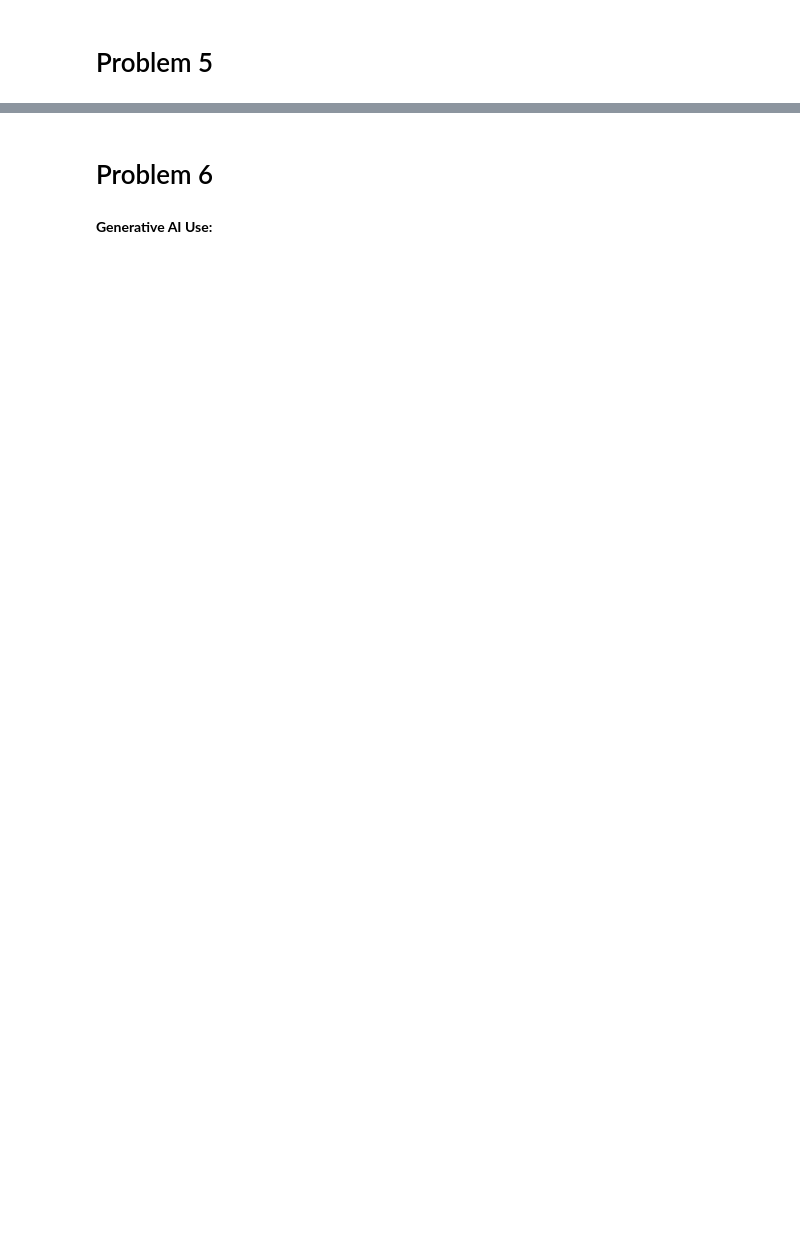
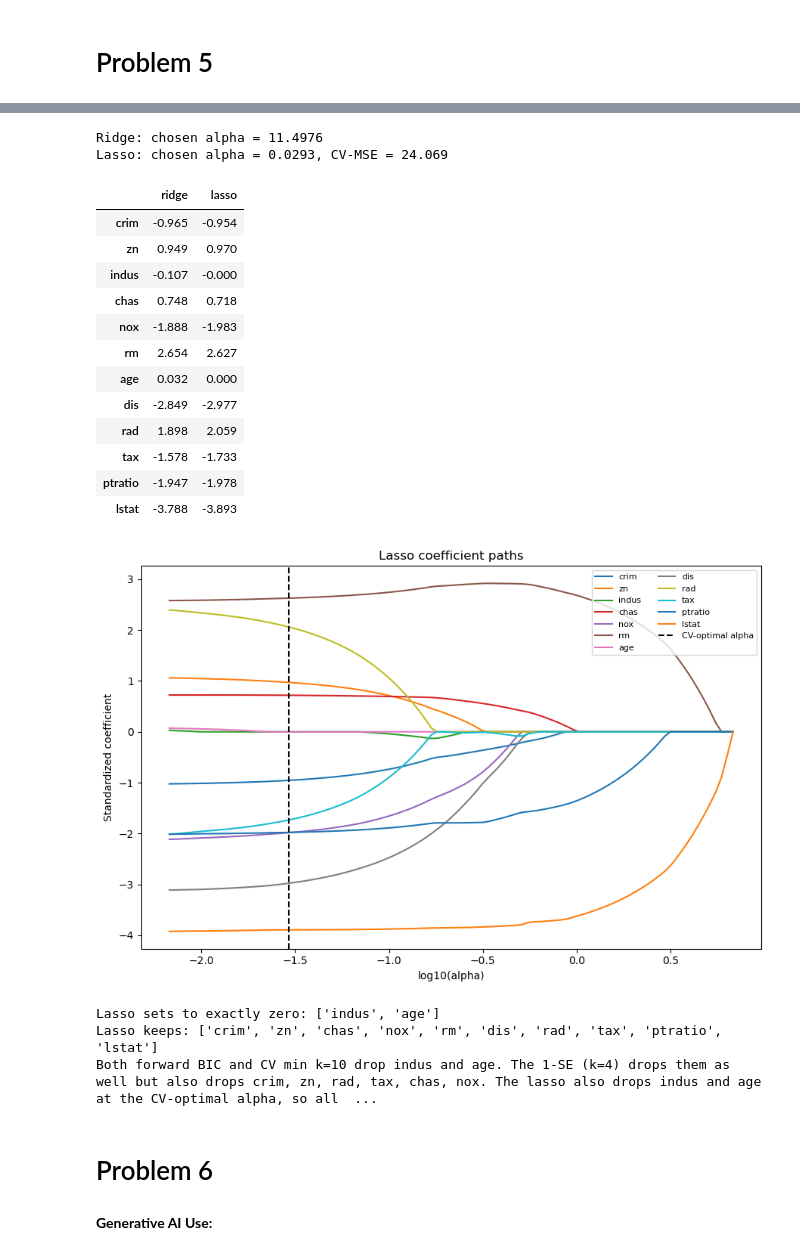
Before and after one commit to avinashsriram1/ADSP-31011-Statistical-Models-for-Data-Science, a Jupyter notebook: Assignment 3/Assignment_3_Avinash_Sriram.ipynb, the cells around one changed output, grey strips where cells are left out. Drawn from its saved outputs; the diff is of its cells as text; code cells hidden in the pictures; blank space fills up the shorter version.

```diff
--- a/Assignment 3/Assignment_3_Avinash_Sriram.ipynb
+++ b/Assignment 3/Assignment_3_Avinash_Sriram.ipynb
@@ -499,3 +812,61 @@ Adding the lstat:rm interaction to the full model raises R² from 0.734 to 0.804
+# %%
+# Part 3
+
+X_std = StandardScaler().fit_transform(Boston[predictors])
+y = Boston['medv'].to_numpy()
+
+# (a)
+cv10 = KFold(10, shuffle=True, random_state=1)
+ridge = RidgeCV(alphas=np.logspace(-3, 3, 100), cv=cv10).fit(X_std, y)
+lasso = LassoCV(cv=cv10, random_state=0).fit(X_std, y)
+
+lasso_cv_mse = lasso.mse_path_.mean(axis=1).min()
+print(f"Ridge: chosen alpha = {ridge.alpha_:.4f}")
+print(f"Lasso: chosen alpha = {lasso.alpha_:.4f}, CV-MSE = {lasso_cv_mse:.3f}")
+
+coefs = pd.DataFrame({'ridge': ridge.coef_, 'lasso': lasso.coef_}, index=predictors)
+display(coefs)
+
+# (b)
+alphas, path_coefs, _ = lasso_path(X_std, y)
+fig, ax = plt.subplots(figsize=(9, 6))
+for name, c in zip(predictors, path_coefs):
+    ax.plot(np.log10(alphas), c, label=name)
+ax.axvline(np.log10(lasso.alpha_), color='k', ls='--', label='CV-optimal alpha')
+ax.set_xlabel('log10(alpha)')
+ax.set_ylabel('Standardized coefficient')
+ax.set_title('Lasso coefficient paths')
+ax.legend(ncol=2, fontsize=8)
+plt.tight_layout()
+plt.show()
+
+# (c)
+zeroed = [p for p, c in zip(predictors, lasso.coef_) if c == 0]
+kept = [p for p in predictors if p not in zeroed]
+print("Lasso sets to exactly zero:", zeroed)
+print("Lasso keeps:", kept)
+
+print("Both forward BIC and CV min k=10 drop indus and age. The 1-SE (k=4) drops them as well but also drops crim, zn, rad, tax, chas, nox. The lasso also drops indus and age at the CV-optimal alpha, so all three methods agree on these two variables. Execise 5.2 also resulted in indus and age being not signficant")
+# %% [output]
+Ridge: chosen alpha = 11.4976
+Lasso: chosen alpha = 0.0293, CV-MSE = 24.069
+|  | ridge | lasso |
+| crim | -0.965 | -0.954 |
+| zn | 0.949 | 0.970 |
+| indus | -0.107 | -0.000 |
+| chas | 0.748 | 0.718 |
+| nox | -1.888 | -1.983 |
+| rm | 2.654 | 2.627 |
+| age | 0.032 | 0.000 |
+| dis | -2.849 | -2.977 |
+| rad | 1.898 | 2.059 |
+| tax | -1.578 | -1.733 |
+| ptratio | -1.947 | -1.978 |
+| lstat | -3.788 | -3.893 |
+[figure, added]
+Lasso sets to exactly zero: ['indus', 'age']
+Lasso keeps: ['crim', 'zn', 'chas', 'nox', 'rm', 'dis', 'rad', 'tax', 'ptratio', 'lstat']
+Both forward BIC and CV min k=10 drop indus and age. The 1-SE (k=4) drops them as well but also drops crim, zn, rad, tax, chas, nox. The lasso also drops indus and age at the CV-optimal alpha, so all  ...
 # %% [markdown]
 # Problem 6
 # %% [markdown]
```
Also changed, not shown: parts of 11 cells of this notebook.
